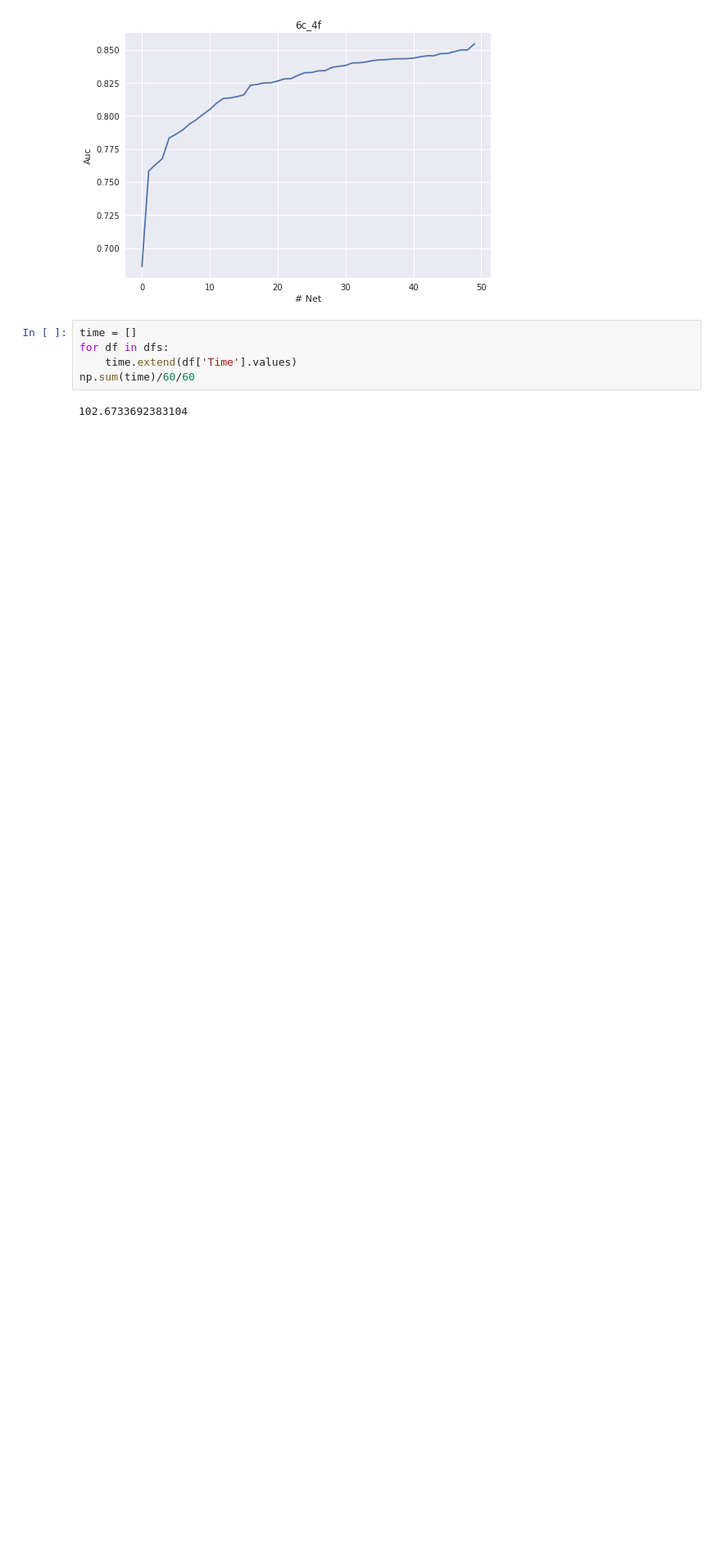
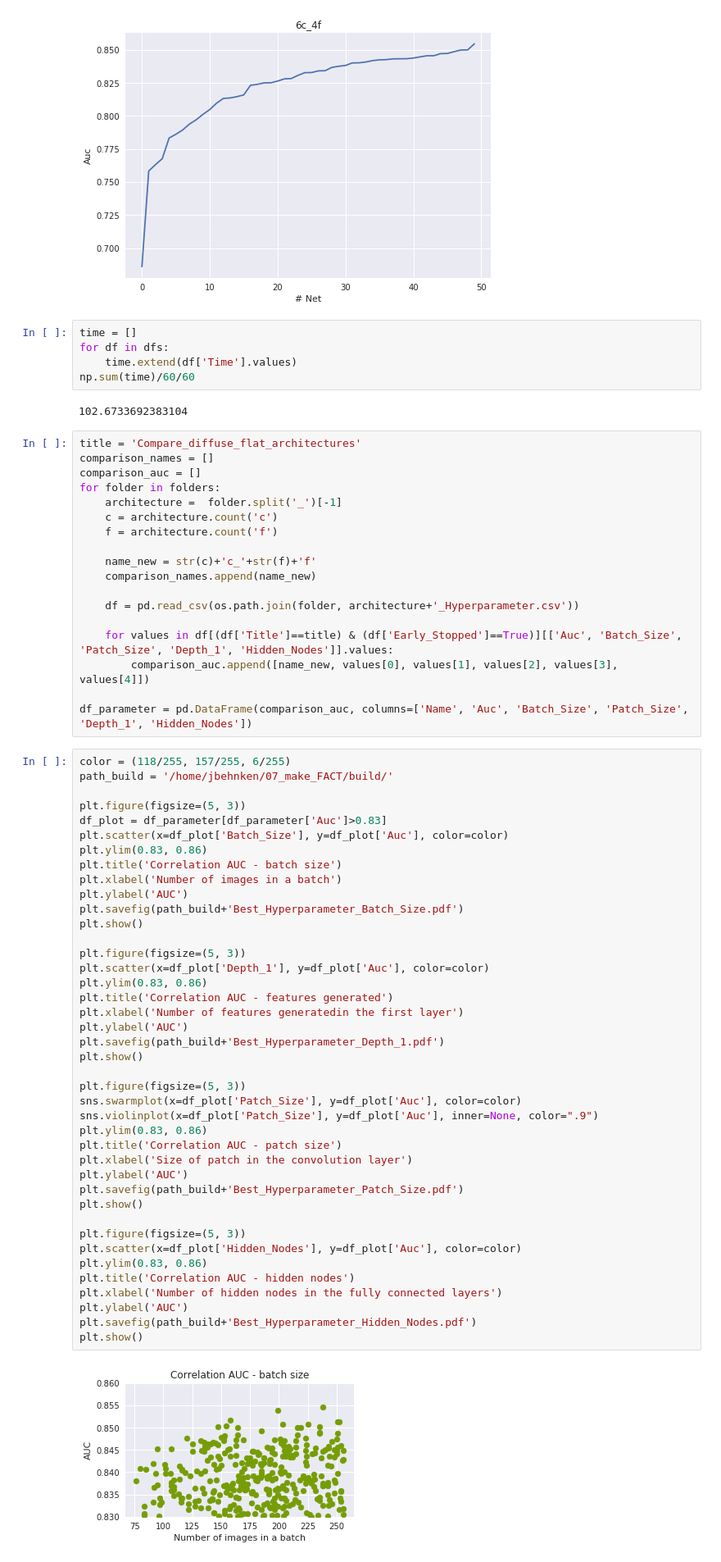
Before and after one commit to JMBehnken/Gamma_Hadron_Separation_With_Deep_Learning_for_the_First_G-APD_Cherenkov_Telescope, a Jupyter notebook: 07_make_FACT/python_files/Architecture_comparison/Architecture_comparison.ipynb, the cells around one changed output. Shown at 82% size. Drawn from its saved outputs; the diff is of its cells as text; blank space fills up the shorter version.

```diff
--- a/07_make_FACT/python_files/Architecture_comparison/Architecture_comparison.ipynb
+++ b/07_make_FACT/python_files/Architecture_comparison/Architecture_comparison.ipynb
@@ -238,3 +238,64 @@ for df in dfs:
 np.sum(time)/60/60
 # %% [output]
 102.6733692383104
+# %%
+title = 'Compare_diffuse_flat_architectures'
+comparison_names = []
+comparison_auc = []
+for folder in folders:
+    architecture =  folder.split('_')[-1]
+    c = architecture.count('c')
+    f = architecture.count('f')
+
+    name_new = str(c)+'c_'+str(f)+'f'
+    comparison_names.append(name_new)
+
+    df = pd.read_csv(os.path.join(folder, architecture+'_Hyperparameter.csv'))
+
+    for values in df[(df['Title']==title) & (df['Early_Stopped']==True)][['Auc', 'Batch_Size', 'Patch_Size', 'Depth_1', 'Hidden_Nodes']].values:
+        comparison_auc.append([name_new, values[0], values[1], values[2], values[3], values[4]])
+
+df_parameter = pd.DataFrame(comparison_auc, columns=['Name', 'Auc', 'Batch_Size', 'Patch_Size', 'Depth_1', 'Hidden_Nodes'])
+# %%
+color = (118/255, 157/255, 6/255)
+path_build = '/home/jbehnken/07_make_FACT/build/'
+
+plt.figure(figsize=(5, 3))
+df_plot = df_parameter[df_parameter['Auc']>0.83]
+plt.scatter(x=df_plot['Batch_Size'], y=df_plot['Auc'], color=color)
+plt.ylim(0.83, 0.86)
+plt.title('Correlation AUC - batch size')
+plt.xlabel('Number of images in a batch')
+plt.ylabel('AUC')
+plt.savefig(path_build+'Best_Hyperparameter_Batch_Size.pdf')
+plt.show()
+
+plt.figure(figsize=(5, 3))
+plt.scatter(x=df_plot['Depth_1'], y=df_plot['Auc'], color=color)
+plt.ylim(0.83, 0.86)
+plt.title('Correlation AUC - features generated')
+plt.xlabel('Number of features generatedin the first layer')
+plt.ylabel('AUC')
+plt.savefig(path_build+'Best_Hyperparameter_Depth_1.pdf')
+plt.show()
+
+plt.figure(figsize=(5, 3))
+sns.swarmplot(x=df_plot['Patch_Size'], y=df_plot['Auc'], color=color)
+sns.violinplot(x=df_plot['Patch_Size'], y=df_plot['Auc'], inner=None, color=".9")
+plt.ylim(0.83, 0.86)
+plt.title('Correlation AUC - patch size')
+plt.xlabel('Size of patch in the convolution layer')
+plt.ylabel('AUC')
+plt.savefig(path_build+'Best_Hyperparameter_Patch_Size.pdf')
+plt.show()
+
+plt.figure(figsize=(5, 3))
+plt.scatter(x=df_plot['Hidden_Nodes'], y=df_plot['Auc'], color=color)
+plt.ylim(0.83, 0.86)
+plt.title('Correlation AUC - hidden nodes')
+plt.xlabel('Number of hidden nodes in the fully connected layers')
+plt.ylabel('AUC')
+plt.savefig(path_build+'Best_Hyperparameter_Hidden_Nodes.pdf')
+plt.show()
+# %% [output]
+[figure, added]
```
Also changed, not shown: parts of 3 cells of this notebook, 7 other files.
